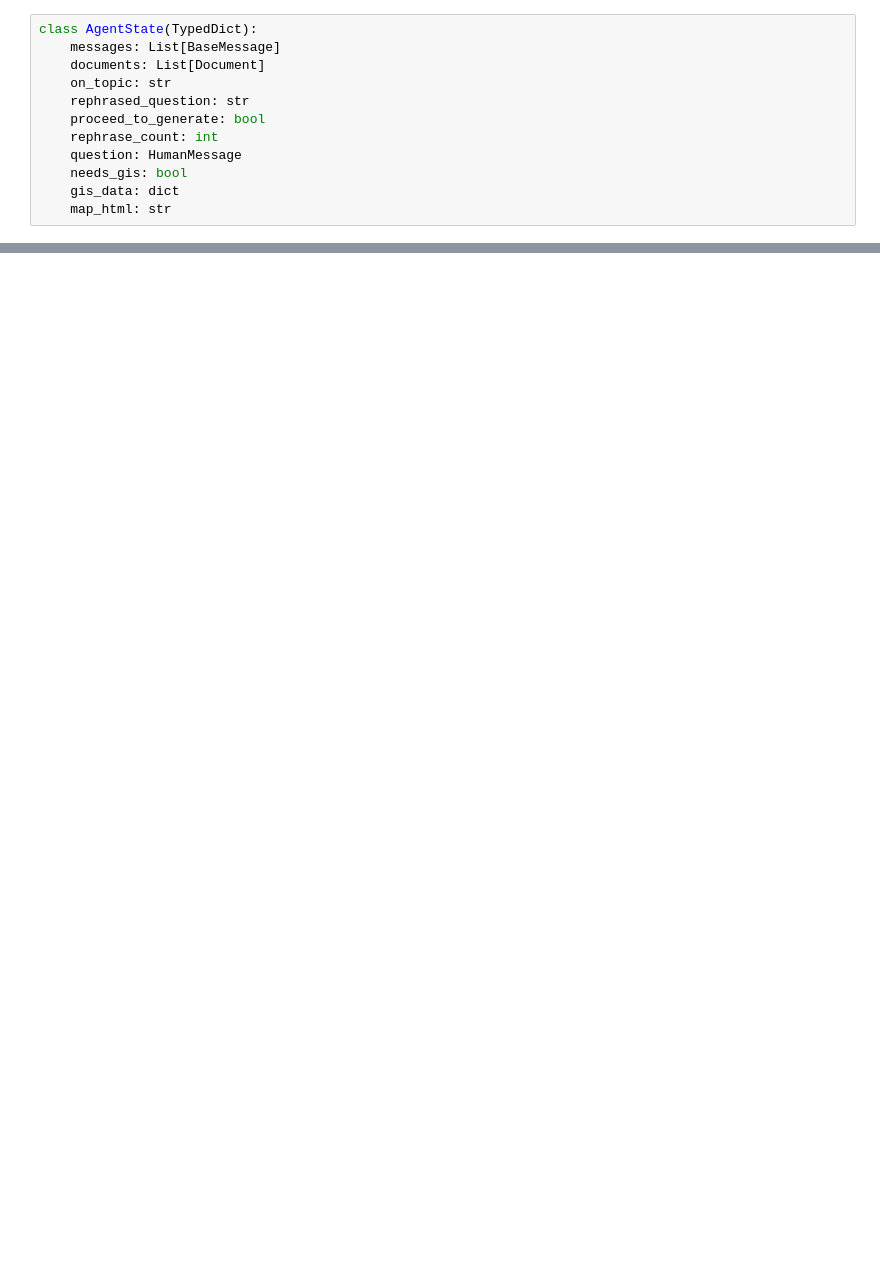
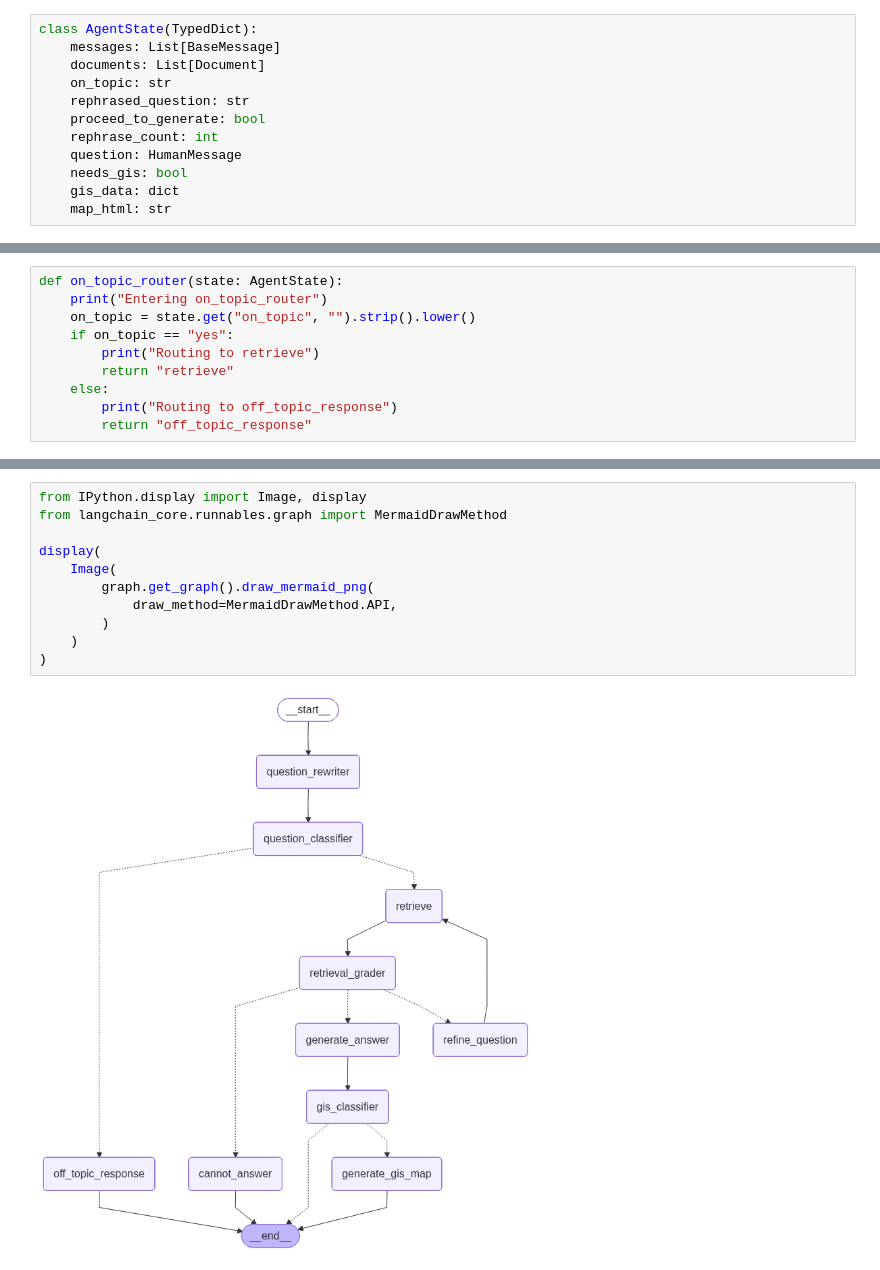
Before and after one commit to Pritam216/SIH-INGRES, a Jupyter notebook: INGRES.ipynb, the cells around one changed output, grey strips where cells are left out. Drawn from its saved outputs; the diff is of its cells as text; blank space fills up the shorter version.

```diff
--- a/INGRES.ipynb
+++ b/INGRES.ipynb
@@ -257,0 +513,10 @@ class GradeDocument(BaseModel):
+# %%
+def on_topic_router(state: AgentState):
+    print("Entering on_topic_router")
+    on_topic = state.get("on_topic", "").strip().lower()
+    if on_topic == "yes":
+        print("Routing to retrieve")
+        return "retrieve"
+    else:
+        print("Routing to off_topic_response")
+        return "off_topic_response"
@@ -405,4 +984,17 @@ wf.add_edge('cannot_answer', END)
 wf.add_edge('off_topic_response', END)
 
 graph = wf.compile(checkpointer=cp)
+# %%
+from IPython.display import Image, display
+from langchain_core.runnables.graph import MermaidDrawMethod
+
+display(
+    Image(
+        graph.get_graph().draw_mermaid_png(
+            draw_method=MermaidDrawMethod.API,
+        )
+    )
+)
+# %% [output]
+[figure, added]
 # %%
```
Also changed, not shown: parts of 15 cells of this notebook.
